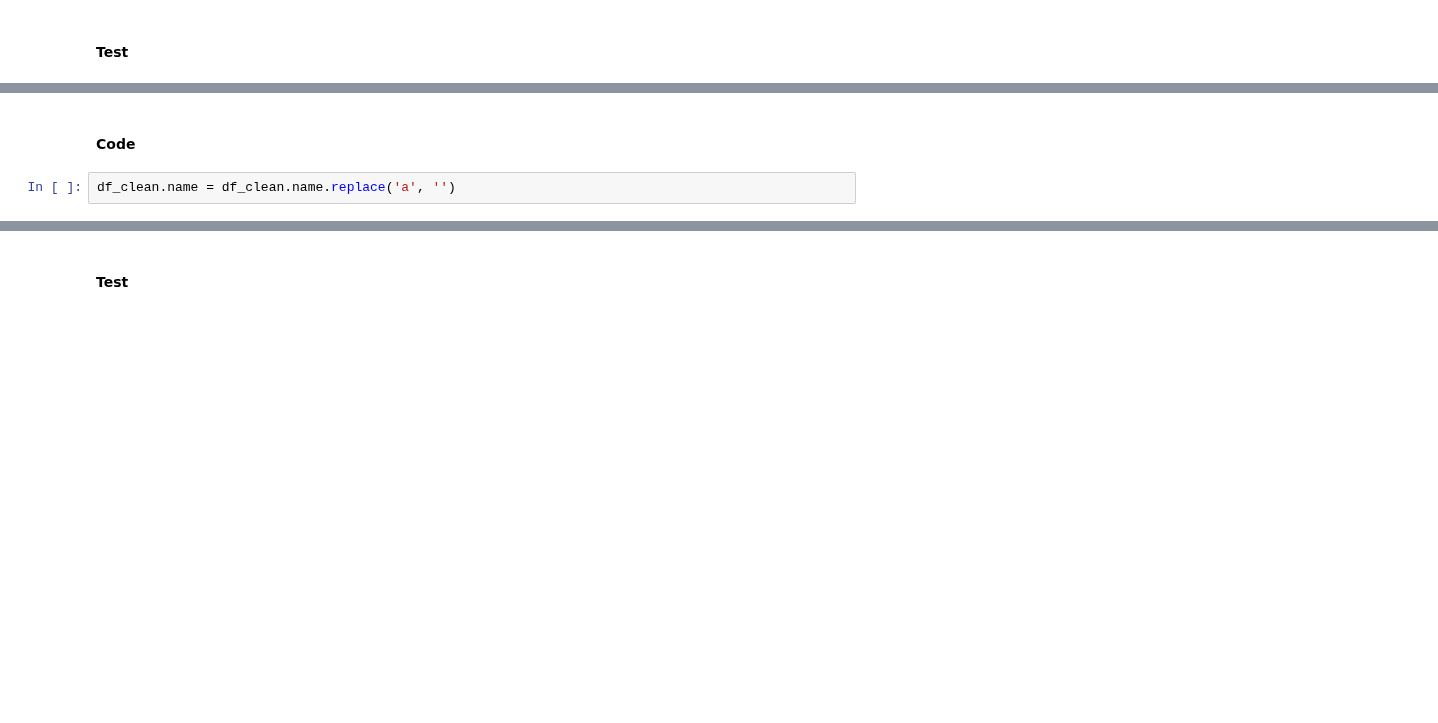
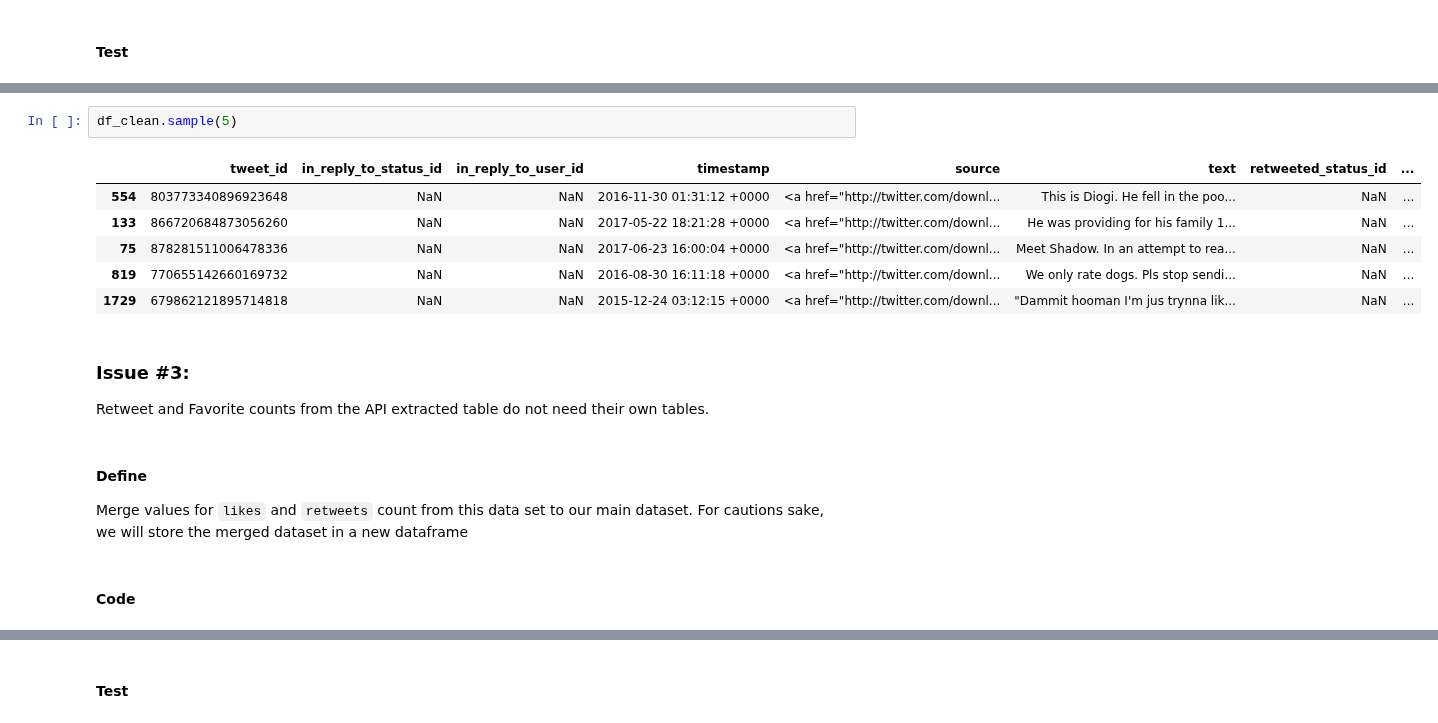
Before and after one commit to bmamha/wrangle-and-analyze-project, a Jupyter notebook: wrangle_act.ipynb, the cells around one changed output, grey strips where cells are left out. Cells and saved outputs as stored; diff of their text form; blank space fills up the shorter version.

```diff
--- a/wrangle_act.ipynb
+++ b/wrangle_act.ipynb
@@ -350,4 +396,17 @@ Replace 'a' with null values
+# %%
+df_clean.sample(5)
+# %% [output]
+|  | tweet_id | in_reply_to_status_id | in_reply_to_user_id | timestamp | source | text | retweeted_status_id | ... |
+| 554 | 803773340896923648 | NaN | NaN | 2016-11-30 01:31:12 +0000 | <a href="http://twitter.com/downl... | This is Diogi. He fell in the poo... | NaN | ... |
+| 133 | 866720684873056260 | NaN | NaN | 2017-05-22 18:21:28 +0000 | <a href="http://twitter.com/downl... | He was providing for his family 1... | NaN | ... |
+| 75 | 878281511006478336 | NaN | NaN | 2017-06-23 16:00:04 +0000 | <a href="http://twitter.com/downl... | Meet Shadow. In an attempt to rea... | NaN | ... |
+| 819 | 770655142660169732 | NaN | NaN | 2016-08-30 16:11:18 +0000 | <a href="http://twitter.com/downl... | We only rate dogs. Pls stop sendi... | NaN | ... |
+| 1729 | 679862121895714818 | NaN | NaN | 2015-12-24 03:12:15 +0000 | <a href="http://twitter.com/downl... | "Dammit hooman I'm jus trynna lik... | NaN | ... |
+# %% [markdown]
+### Issue #3:
+Retweet and Favorite counts from the API extracted table do not need their own tables.
+# %% [markdown]
+#### Define
+Merge values for `likes` and `retweets` count from this data set to our main dataset. For cautions sake, we will store the merged dataset in a new dataframe
 # %% [markdown]
 #### Code
-# %%
-df_clean.name = df_clean.name.replace('a', '')
```
Also changed, not shown: parts of 99 cells of this notebook.
